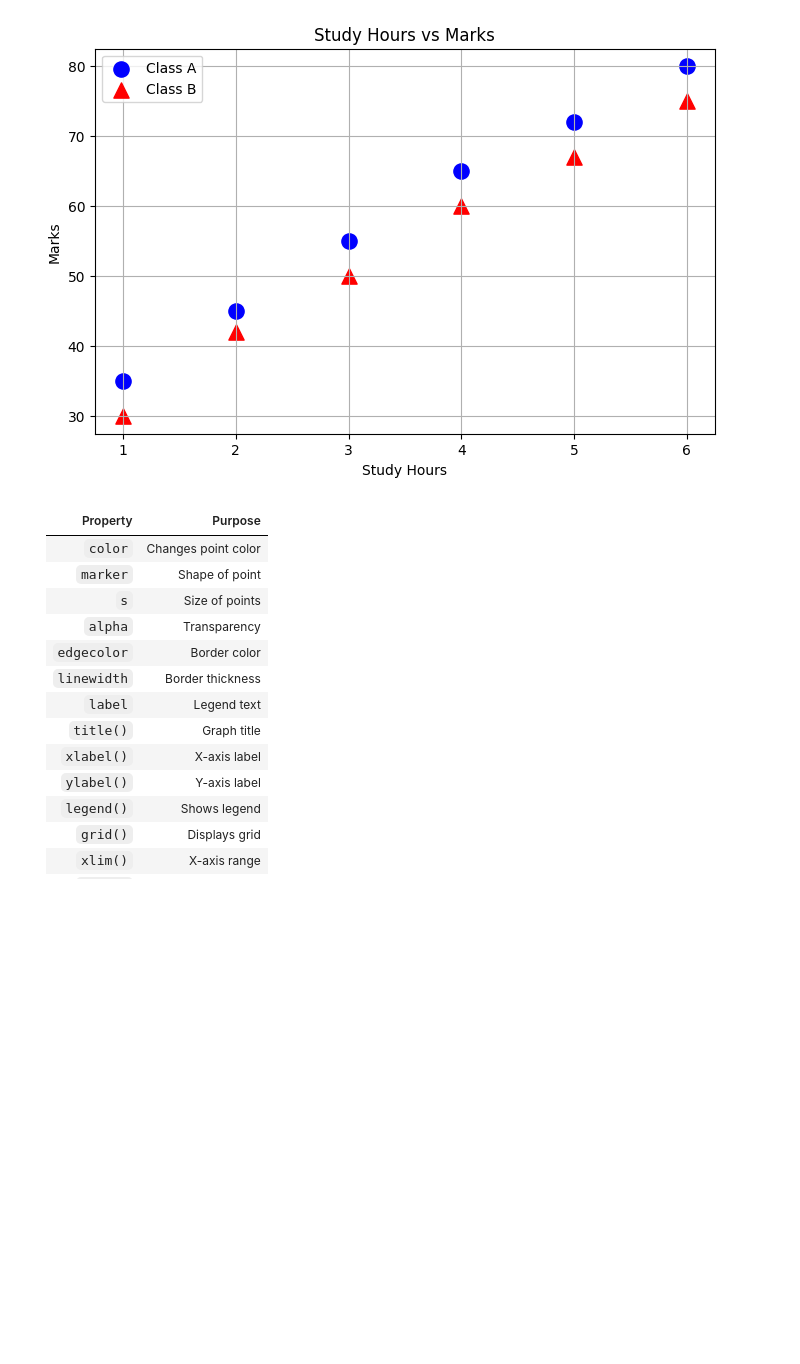
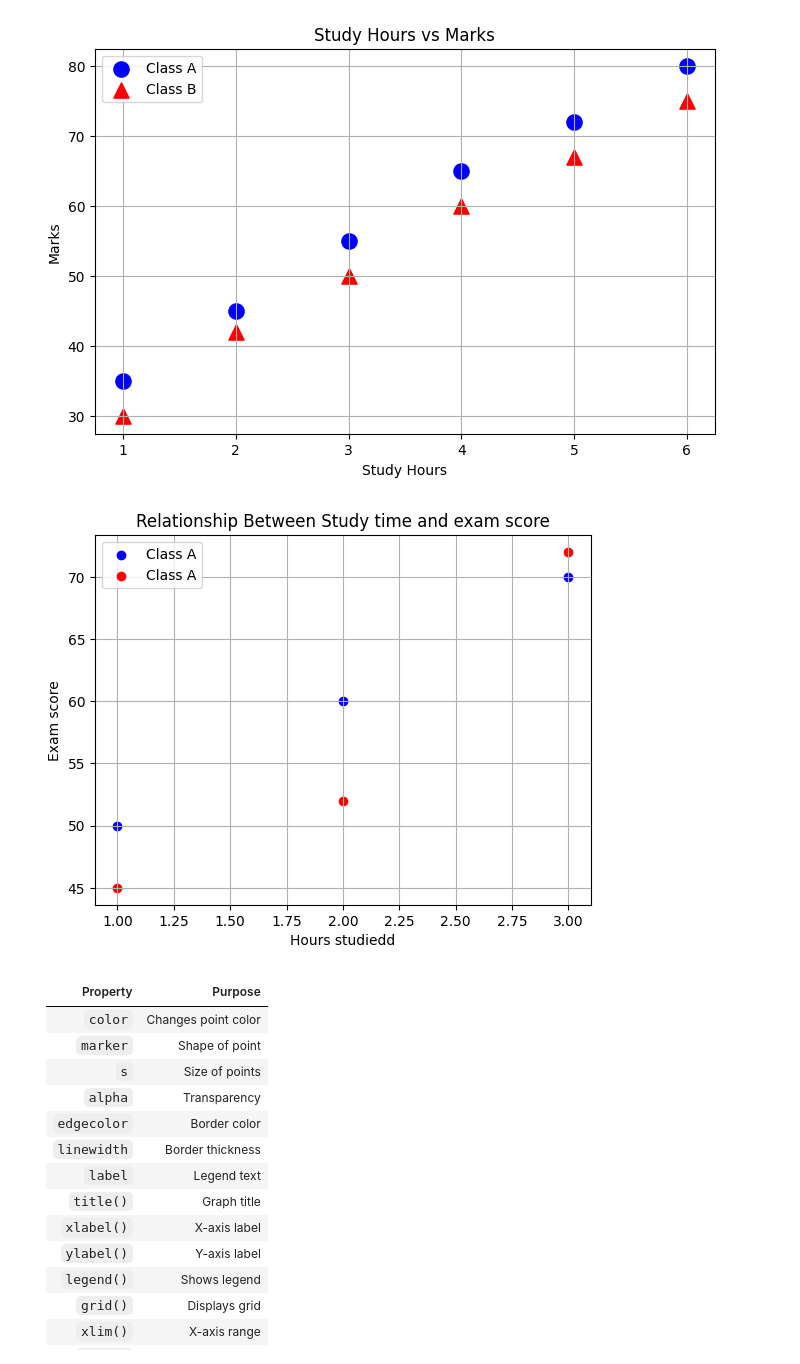
Before and after one commit to Mohit-web8516/Matplotlib, a Jupyter notebook: ScatterPlot.ipynb, the cells around one changed output. Drawn from its saved outputs; the diff is of its cells as text; code cells hidden in the pictures; blank space fills up the shorter version.

Commit message:
ScatterPlot

```diff
--- a/ScatterPlot.ipynb
+++ b/ScatterPlot.ipynb
@@ -291,6 +291,19 @@ plt.legend()
 plt.show()
 # %% [output]
 [figure]
+# %%
+import matplotlib.pyplot as plt
+plt.scatter([1,2,3],[50,60,70], color = 'blue',label ='Class A') #g1
+plt.scatter([1,2,3],[45,52,72], color = 'red',label ='Class A') #g1
+
+plt.xlabel('Hours studiedd')
+plt.ylabel('Exam score')
+plt.title('Relationship Between Study time and exam score')
+plt.legend()
+plt.grid(True)
+plt.show()
+# %% [output]
+[figure, added]
 # %% [markdown]
 | Property    | Purpose             |
 | ----------- | ------------------- |
```
